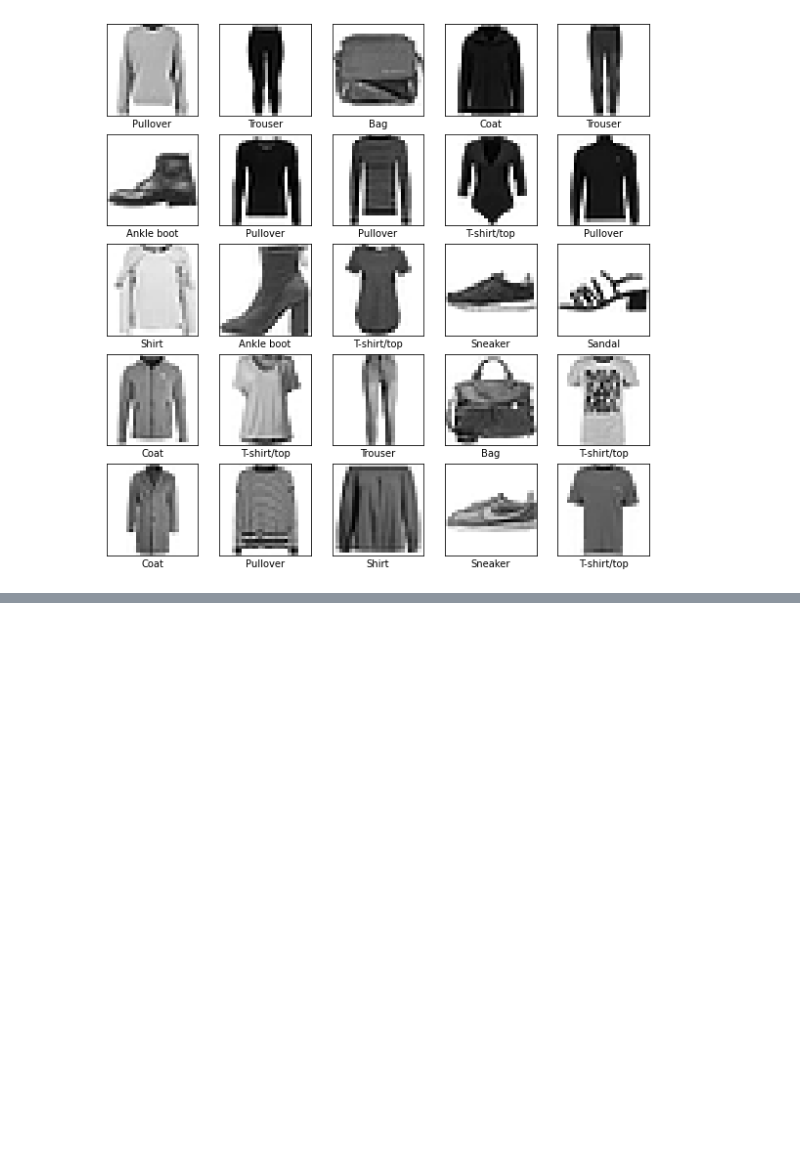
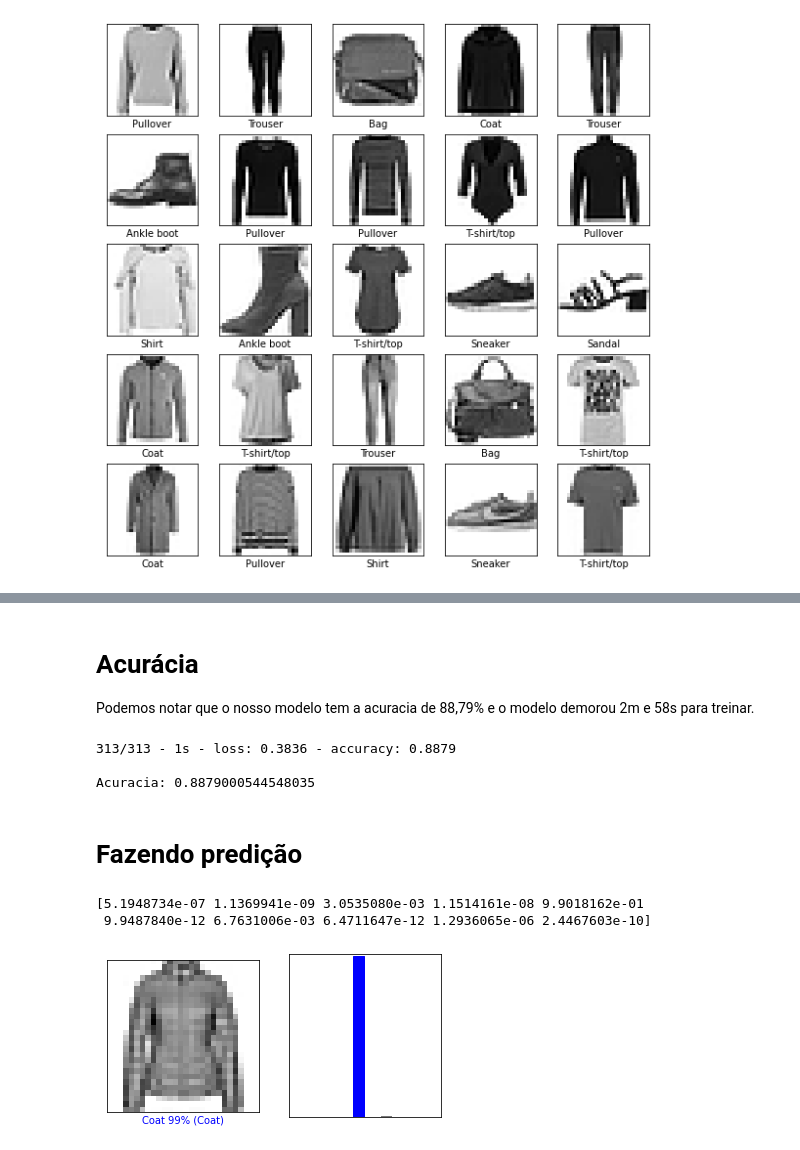
Before and after one commit to DaviYokogawa/tcc_ml, a Jupyter notebook: fashion_mnist.ipynb, the cells around one changed output, grey strips where cells are left out. Saved outputs shown, nothing was run; the diff lists cells and outputs as text; code cells hidden in the pictures; blank space fills up the shorter version.

Commit message:
Adding prediction

```diff
--- a/fashion_mnist.ipynb
+++ b/fashion_mnist.ipynb
@@ -155,0 +179,63 @@ Epoch 15/15
+# %% [markdown]
+# Acurácia
+
+Podemos notar que o nosso modelo tem a acuracia de 88,79% e o modelo demorou 2m e 58s para treinar.
+# %%
+test_loss, test_acc = model.evaluate(test_images,  test_labels, verbose=2)
+
+print('\nAcuracia:', test_acc)
+# %% [output]
+313/313 - 1s - loss: 0.3836 - accuracy: 0.8879
+
+Acuracia: 0.8879000544548035
+# %% [markdown]
+# Fazendo predição
+# %%
+def plot_image(i, predictions_array, true_label, img):
+  predictions_array, true_label, img = predictions_array[i], true_label[i], img[i]
+  plt.grid(False)
+  plt.xticks([])
+  plt.yticks([])
+
+  plt.imshow(img, cmap=plt.cm.binary)
+
+  predicted_label = np.argmax(predictions_array)
+  if predicted_label == true_label:
+    color = 'blue'
+  else:
+    color = 'red'
+
+  plt.xlabel("{} {:2.0f}% ({})".format(class_names[predicted_label],
+                                       100*np.max(predictions_array),
+                                       class_names[true_label]),
+             color=color)
+
+
+def plot_value_array(i, predictions_array, true_label):
+  predictions_array, true_label = predictions_array[i], true_label[i]
+  plt.grid(False)
+  plt.xticks([])
+  plt.yticks([])
+  thisplot = plt.bar(range(10), predictions_array, color="#777777")
+  plt.ylim([0, 1])
+  predicted_label = np.argmax(predictions_array)
+
+  thisplot[predicted_label].set_color('red')
+  thisplot[true_label].set_color('blue')
+# %%
+predictions = model.predict(test_images)
+predicao = predictions[0]
+# Probabilidades de cada classe
+print(predicao)
+class_names[np.argmax(predicao)]
+i = 0
+plt.figure(figsize=(6, 3))
+plt.subplot(1, 2, 1)
+plot_image(i, predictions, test_labels, test_images)
+plt.subplot(1, 2, 2)
+plot_value_array(i, predictions,  test_labels)
+plt.show()
+# %% [output]
+[5.1948734e-07 1.1369941e-09 3.0535080e-03 1.1514161e-08 9.9018162e-01
+ 9.9487840e-12 6.7631006e-03 6.4711647e-12 1.2936065e-06 2.4467603e-10]
+[figure, added]
```
Also changed, not shown: parts of 9 cells of this notebook.
